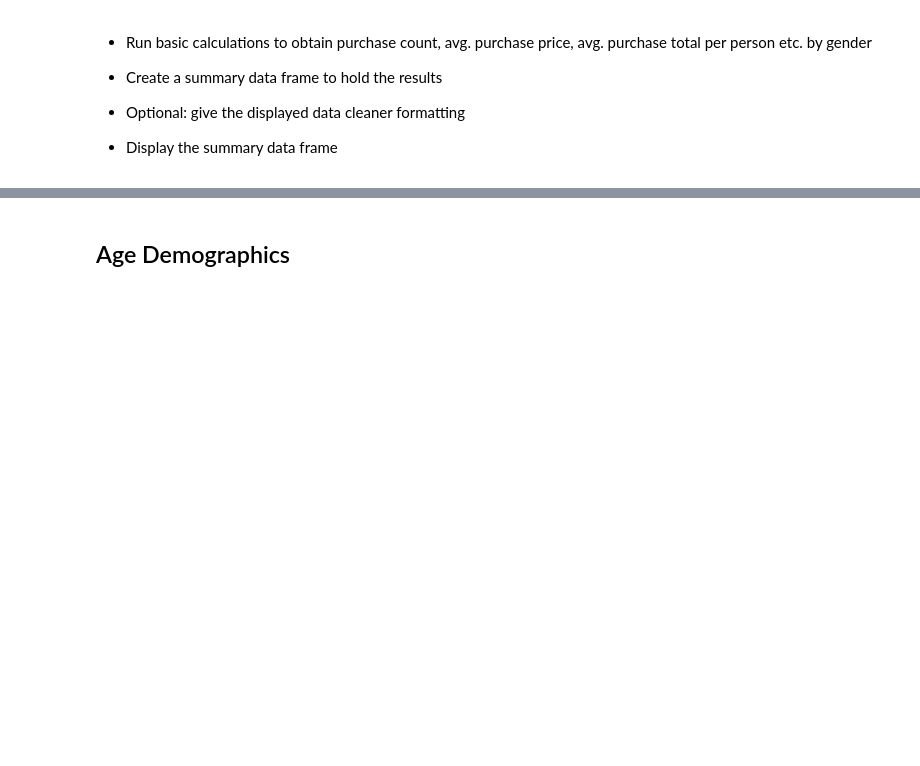
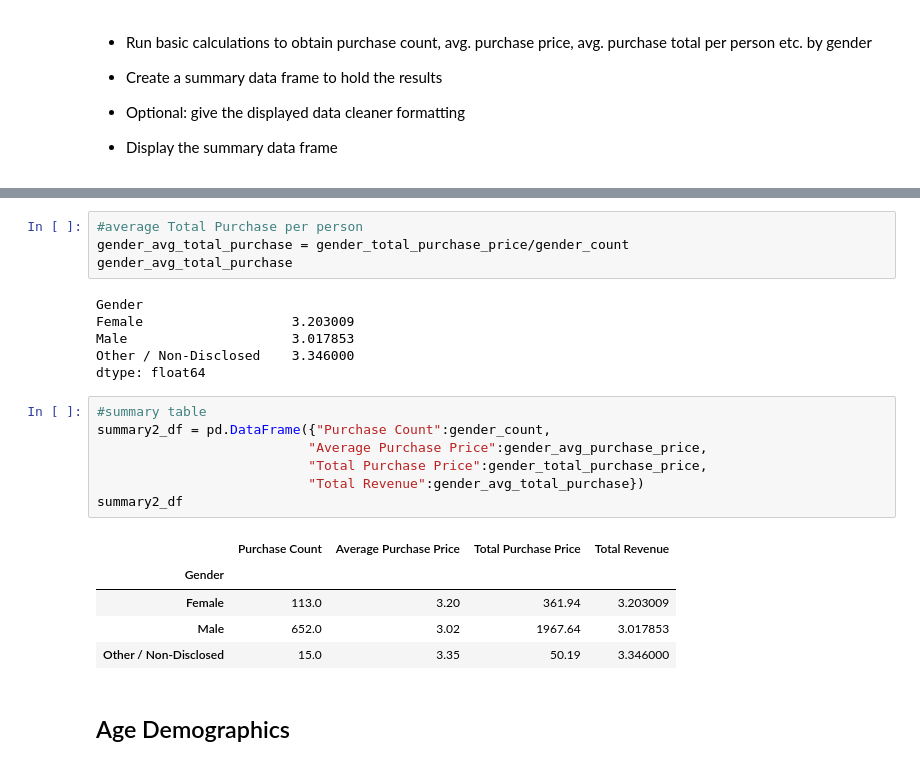
Before and after one commit to dmayo0317/pandas-challenge, a Jupyter notebook: HeroesOfPymoli/HeroesOfPymoli_starter.ipynb, the cells around one changed output, grey strips where cells are left out. Cells and saved outputs as stored; diff of their text form; blank space fills up the shorter version.

```diff
--- a/HeroesOfPymoli/HeroesOfPymoli_starter.ipynb
+++ b/HeroesOfPymoli/HeroesOfPymoli_starter.ipynb
@@ -187,3 +226,26 @@ print(group_gender_df)
+# %%
+#average Total Purchase per person
+gender_avg_total_purchase = gender_total_purchase_price/gender_count
+gender_avg_total_purchase
+# %% [output]
+Gender
+Female                   3.203009
+Male                     3.017853
+Other / Non-Disclosed    3.346000
+dtype: float64
+# %%
+#summary table
+summary2_df = pd.DataFrame({"Purchase Count":gender_count,
+                           "Average Purchase Price":gender_avg_purchase_price,
+                           "Total Purchase Price":gender_total_purchase_price,
+                           "Total Revenue":gender_avg_total_purchase})
+summary2_df
+# %% [output]
+|  | Purchase Count | Average Purchase Price | Total Purchase Price | Total Revenue |
+| Gender |  |  |  |  |
+| Female | 113.0 | 3.20 | 361.94 | 3.203009 |
+| Male | 652.0 | 3.02 | 1967.64 | 3.017853 |
+| Other / Non-Disclosed | 15.0 | 3.35 | 50.19 | 3.346000 |
 # %% [markdown]
 ## Age Demographics
 # %% [markdown]
```
Also changed, not shown: parts of 7 cells of this notebook.
